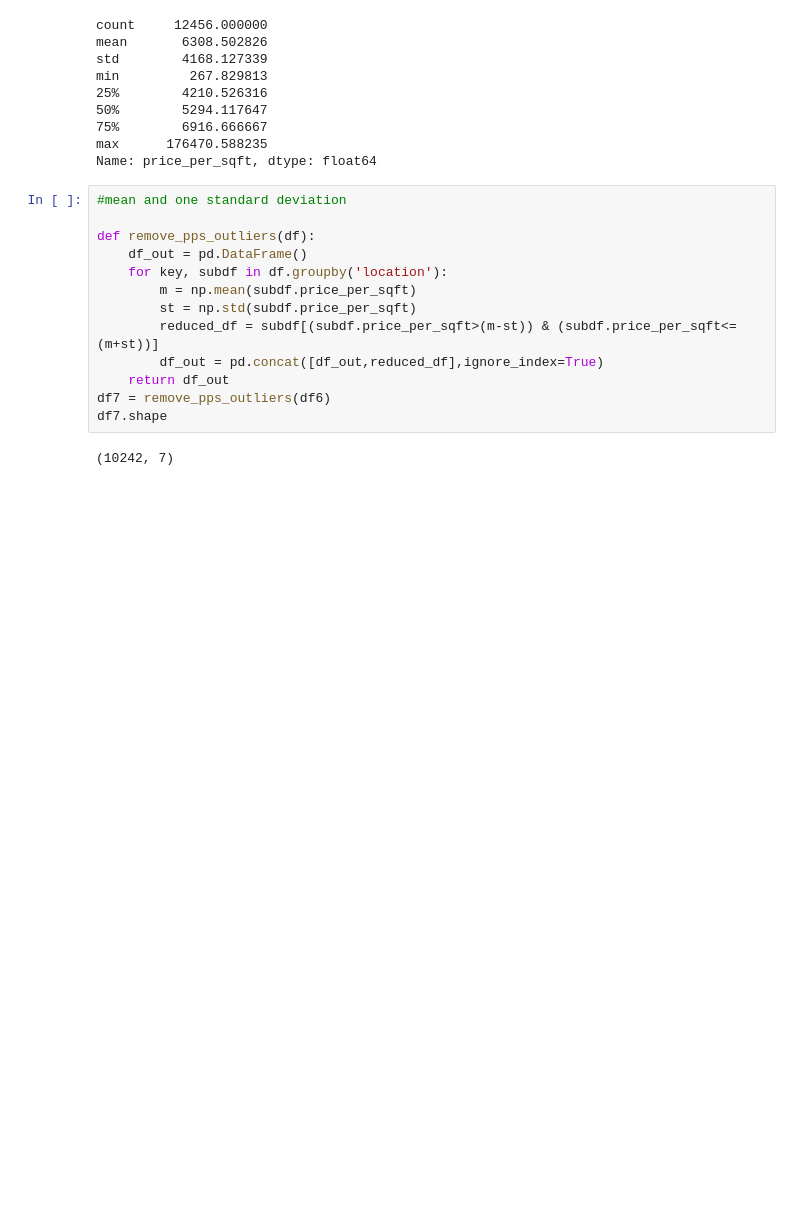
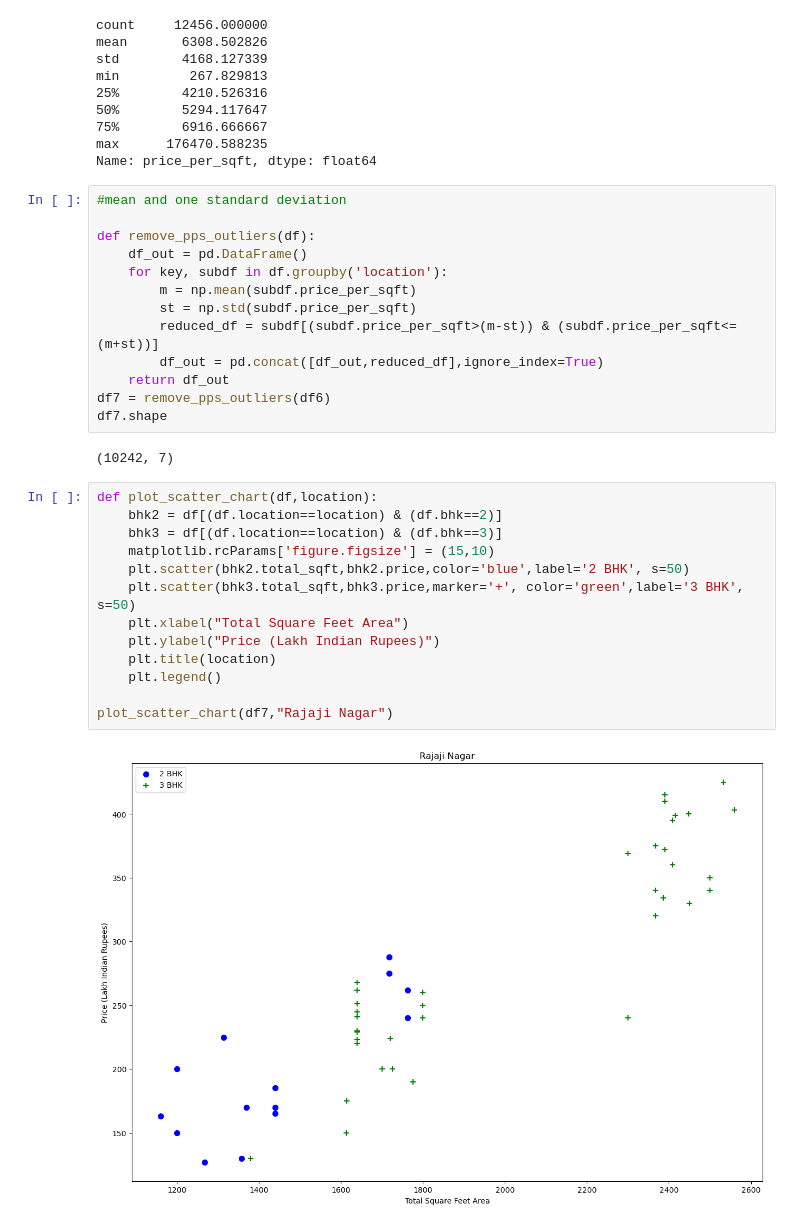
Before and after one commit to aka1sh/realestate, a Jupyter notebook: model/model.ipynb, the cells around one changed output. Drawn from its saved outputs; the diff is of its cells as text; blank space fills up the shorter version.

Commit message:
outlier removal using plot

```diff
--- a/model/model.ipynb
+++ b/model/model.ipynb
@@ -182,3 +182,18 @@ df7 = remove_pps_outliers(df6)
 df7.shape
 # %% [output]
 (10242, 7)
+# %%
+def plot_scatter_chart(df,location):
+    bhk2 = df[(df.location==location) & (df.bhk==2)]
+    bhk3 = df[(df.location==location) & (df.bhk==3)]
+    matplotlib.rcParams['figure.figsize'] = (15,10)
+    plt.scatter(bhk2.total_sqft,bhk2.price,color='blue',label='2 BHK', s=50)
+    plt.scatter(bhk3.total_sqft,bhk3.price,marker='+', color='green',label='3 BHK', s=50)
+    plt.xlabel("Total Square Feet Area")
+    plt.ylabel("Price (Lakh Indian Rupees)")
+    plt.title(location)
+    plt.legend()
+
+plot_scatter_chart(df7,"Rajaji Nagar")
+# %% [output]
+[figure, added]
```
Also changed, not shown: parts of 4 cells of this notebook.
